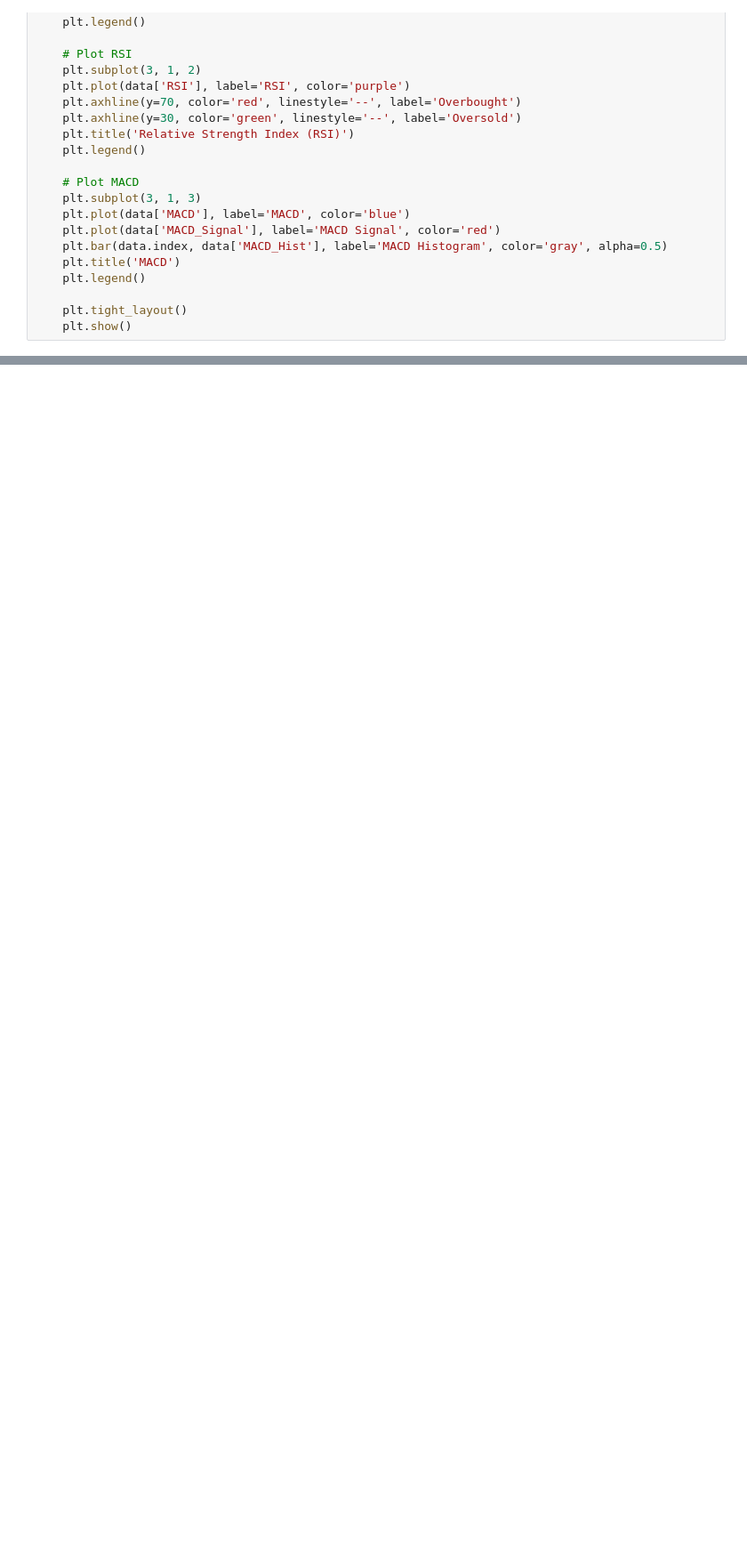
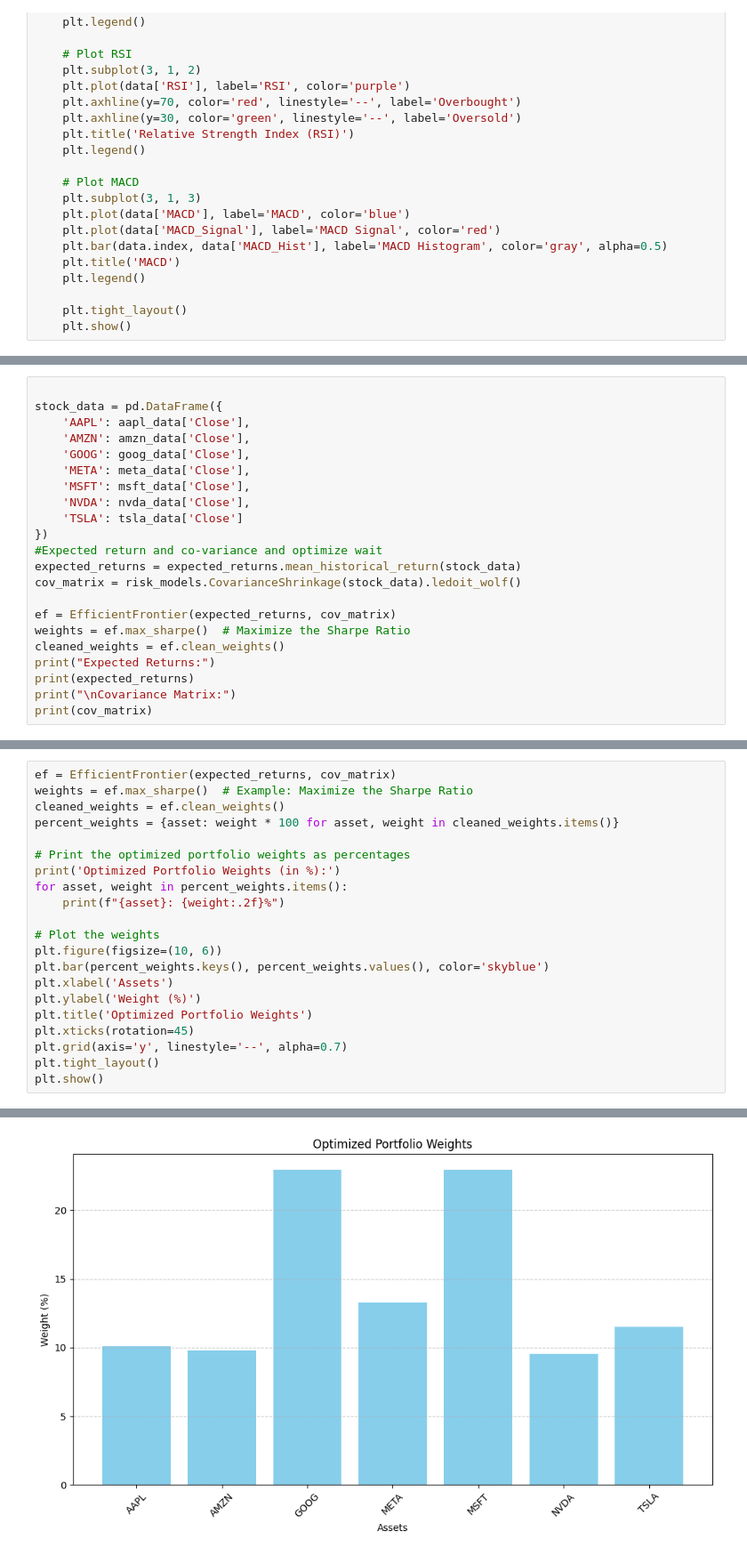
Before and after one commit to Ethel-Star/W1.FinNews-StockPrice-Integration, a Jupyter notebook: notebooks/TALib_Quant_Analysis.ipynb, the cells around one changed output, grey strips where cells are left out. Shown at 89% size. Cells and saved outputs as stored; diff of their text form; blank space fills up the shorter version.

```diff
--- a/notebooks/TALib_Quant_Analysis.ipynb
+++ b/notebooks/TALib_Quant_Analysis.ipynb
@@ -239,0 +264,22 @@ plot_stock_data(nvda_data_2020, 'NVDA')
+# %%
+
+stock_data = pd.DataFrame({
+    'AAPL': aapl_data['Close'],
+    'AMZN': amzn_data['Close'],
+    'GOOG': goog_data['Close'],
+    'META': meta_data['Close'],
+    'MSFT': msft_data['Close'],
+    'NVDA': nvda_data['Close'],
+    'TSLA': tsla_data['Close']
+})
+#Expected return and co-variance and optimize wait
+expected_returns = expected_returns.mean_historical_return(stock_data)
+cov_matrix = risk_models.CovarianceShrinkage(stock_data).ledoit_wolf()
+
+ef = EfficientFrontier(expected_returns, cov_matrix)
+weights = ef.max_sharpe()  # Maximize the Sharpe Ratio
+cleaned_weights = ef.clean_weights()
+print("Expected Returns:")
+print(expected_returns)
+print("\nCovariance Matrix:")
+print(cov_matrix)
@@ -239,0 +306,22 @@ plot_stock_data(nvda_data_2020, 'NVDA')
+# %%
+ef = EfficientFrontier(expected_returns, cov_matrix)
+weights = ef.max_sharpe()  # Example: Maximize the Sharpe Ratio
+cleaned_weights = ef.clean_weights()
+percent_weights = {asset: weight * 100 for asset, weight in cleaned_weights.items()}
+
+# Print the optimized portfolio weights as percentages
+print('Optimized Portfolio Weights (in %):')
+for asset, weight in percent_weights.items():
+    print(f"{asset}: {weight:.2f}%")
+
+# Plot the weights
+plt.figure(figsize=(10, 6))
+plt.bar(percent_weights.keys(), percent_weights.values(), color='skyblue')
+plt.xlabel('Assets')
+plt.ylabel('Weight (%)')
+plt.title('Optimized Portfolio Weights')
+plt.xticks(rotation=45)
+plt.grid(axis='y', linestyle='--', alpha=0.7)
+plt.tight_layout()
+plt.show()
+# %% [output]
@@ -239,0 +336 @@ plot_stock_data(nvda_data_2020, 'NVDA')
+[figure, added]
```
Also changed, not shown: parts of 17 cells of this notebook.
